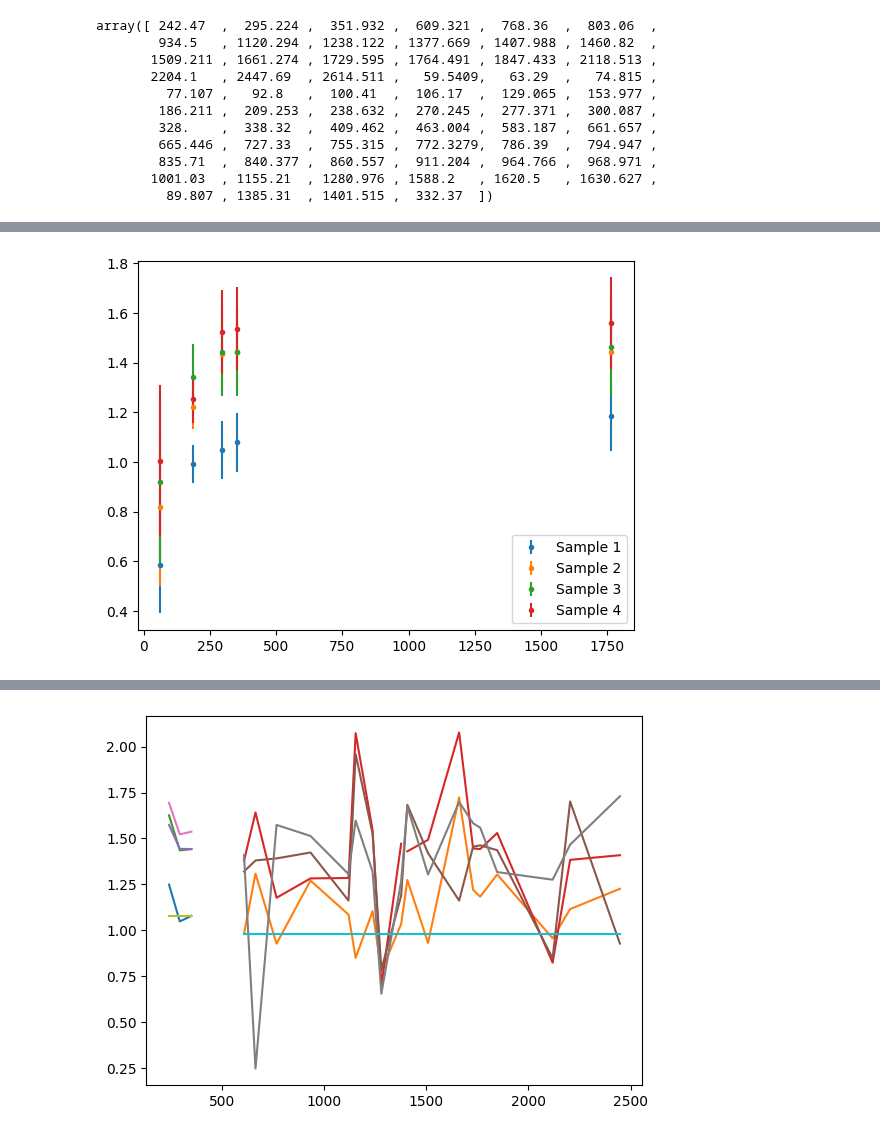
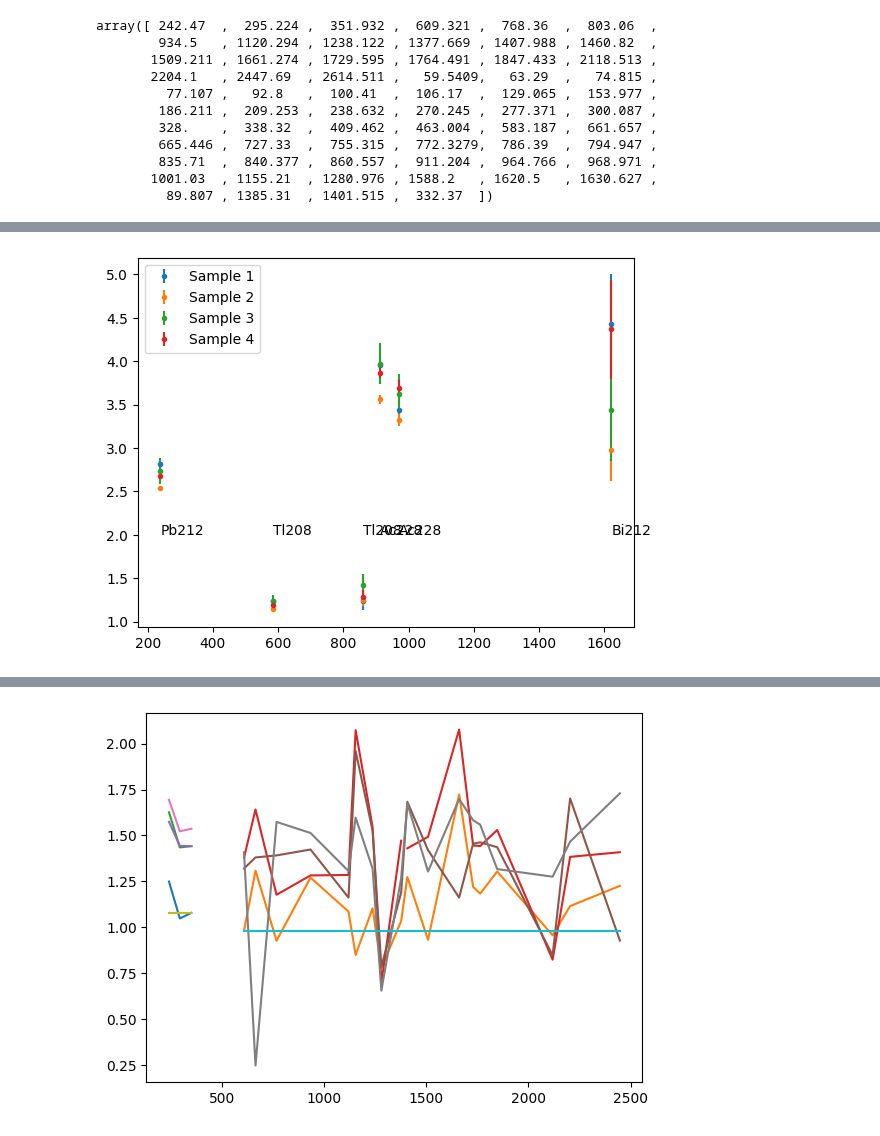
Before and after one commit to ngcnpeter/HPGe_lab_y3, a Jupyter notebook: formal_report.ipynb, the cells around one changed output, grey strips where cells are left out. Saved outputs shown, nothing was run; the diff lists cells and outputs as text; code cells hidden in the pictures.

Commit message:
pseudo activity calculation

```diff
--- a/formal_report.ipynb
+++ b/formal_report.ipynb
@@ -51,6 +51,9 @@ df = pd.concat([peak_df_new(peak_df('Data/Peaks_final/'+path)) for path in pk_pa
 #rescale sample 3
 df.loc[3,['Net_Area_Count','Peak_CPS','Peak_CPS_BR']] = df.loc[3,['Net_Area_Count','Peak_CPS','Peak_CPS_BR']].values * Spec(3).S
 df.loc[3,'Net_Area_err'] = err_prop(df.loc[3,'Net_Area_Count'].values,df.loc[3,'Net_Area_err'].values)
+#correct Ra226 186.211keV line count rate
+df.loc[df[df['nndc_peak_energy']==186.211].index,'Peak_CPS'] *= 0.571
+df['rel_err'] = df['Net_Area_err']/df['Net_Area_Count'] #relative error in area
 # %%
 iaea_df = df.loc[5]
 bg_df = df.loc[0]
@@ -84,8 +115,8 @@ def eff_fit(x,a,b,c):
        this form of equation is suggested in Gilmore p.193'''
     return np.poly1d([a,b,c])(1/x)
 U238_E = [63.29, 1001.030, 186.211,351.932 ,295.224, 1764.491 ]
-Th2332_E = [ 911.204 ,  968.971 , 238.632, 1620.5,583.187,860.557]
-eff_df = iaea_df[iaea_df['nndc_peak_energy'].isin(U238_E+Th2332_E+[1460.82])]
+Th232_E = [ 911.204 ,  968.971 , 238.632, 1620.5,583.187,860.557]
+eff_df = iaea_df[iaea_df['nndc_peak_energy'].isin(U238_E+Th232_E+[1460.82])]
 x_eff = eff_df['nndc_peak_energy']
 eff_par, eff_cov = curve_fit(eff_fit,x_eff,np.log(eff_df['eff']),p0 = [0.001,0.01,0.1])
 eff_par_err = np.sqrt(np.diag(eff_cov))
@@ -105,7 +136,7 @@ ax[0].set_yscale('log')
 ax[0].legend()
 
 ax[1].set_title('Normalized Residuals for Efficiency Curve from IAEA-385')
-ax[1].plot(x_eff,(eff_df['eff']-eff_fit(x_eff,*eff_par))/eff_df['eff_err'],'.')
+ax[1].plot(x_eff,(eff_df['eff']-np.exp(eff_fit(x_eff,*eff_par)))/eff_df['eff_err'],'.')
 ax[1].set_xlabel('NNDC Reference Peak Energy/keV')
 ax[1].set_ylabel('Normalized Residual')
 ax[1].grid()
@@ -132,7 +173,9 @@ Length: 317, dtype: float64
 sample_mass = np.array([0.427-0.0583, 0.5733-0.0576,0.5399-0.0581,0.5585-0.0581 ])
 live_time = np.array(Spec(0).live_time)
 df['Peak_CPS_BR_corr'] = df['Peak_CPS_BR']-df['Peak_CPS_BR_bg']
-df['pseudo_A'] = df['Peak_CPS_BR_corr']/df['eff']
-df['pseudo_A_err'] = df['pseudo_A']*np.sqrt((df['Net_Area_err']/df['Net_Area_Count'])**2+(df['eff_err']/df['eff'])**2)
-df
+df['Peak_CPS_BR_corr_err'] = np.sqrt((df['Peak_CPS_BR']*df['rel_err'])**2
+                                    +(df['Peak_CPS_BR_bg']*df['rel_err_bg'])**2)
+df['pseudo_A'] = df['Peak_CPS_BR_corr']/np.exp(eff_fit(df['nndc_peak_energy'],*eff_par))
+df['pseudo_A_err'] = df['pseudo_A']*np.sqrt((df['Peak_CPS_BR_corr_err']/df['Peak_CPS_BR_corr'])**2)
+df[df['Nuclide']=='Ra226']['pseudo_A']
 # %% [output]
@@ -203,3 +249,15 @@ array([ 242.47  ,  295.224 ,  351.932 ,  609.321 ,  768.36  ,  803.06  ,
         835.71  ,  840.377 ,  860.557 ,  911.204 ,  964.766 ,  968.971 ,
        1001.03  , 1155.21  , 1280.976 , 1588.2   , 1620.5   , 1630.627 ,
          89.807 , 1385.31  , 1401.515 ,  332.37  ])
+# %%
+
+U238_df = df[df['nndc_peak_energy'].isin(U238_E)]
+
+plt.figure()
+plt.title('Pseudo Activities of Nuclides in U238 Decay Chain')
+for i in range(4):
+    plt.errorbar(U238_df.loc[i+1]['nndc_peak_energy'],U238_df.loc[i+1]['pseudo_A']/sample_mass[i]*np.array([1,1/0.999,1/1.051,1/0.996,1/1.231,1]),
+    yerr= U238_df.loc[i+1]['pseudo_A_err']/sample_mass[i], fmt = '.', label = f'Sample {i+1}')
+    plt.legend()
+plt.xlabel('NNDC Peak Energy/keV')
+plt.ylabel(r'Pseudo Activity/ Bq kg$^{-1}$')
@@ -206,9 +289,10 @@ array([ 242.47  ,  295.224 ,  351.932 ,  609.321 ,  768.36  ,  803.06  ,
 # %%
-
-U238_df = df[df['nndc_peak_energy'].isin(U238_E)]
+Th232_df = df[df['nndc_peak_energy'].isin(Th232_E)]
 for i in range(4):
-    plt.errorbar(U238_df.loc[i+1]['nndc_peak_energy'],U238_df.loc[i+1]['pseudo_A'],
-    yerr= U238_df.loc[i+1]['pseudo_A_err'], fmt = '.', label = f'Sample {i+1}')
+    plt.errorbar(Th232_df.loc[i+1]['nndc_peak_energy'],Th232_df.loc[i+1]['pseudo_A']/sample_mass[i],
+    yerr= Th232_df.loc[i+1]['pseudo_A_err']/sample_mass[i], fmt = '.', label = f'Sample {i+1}')
     plt.legend()
+for index, row in Th232_df.loc[i+1].iterrows():
+    plt.text(row['nndc_peak_energy'],2,row['Nuclide'])
 # %% [output]
-[figure, old version]
+[figure, new version]
```
Also changed, not shown: parts of 20 cells of this notebook.
